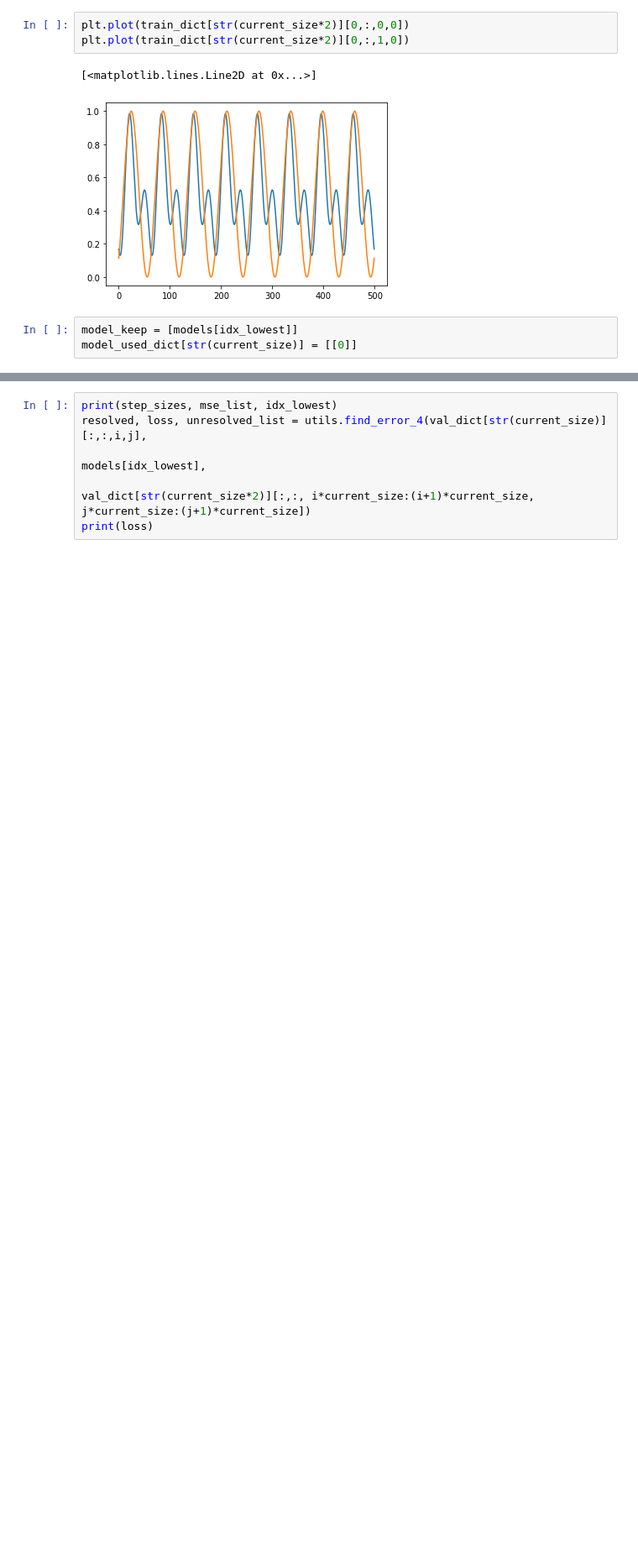
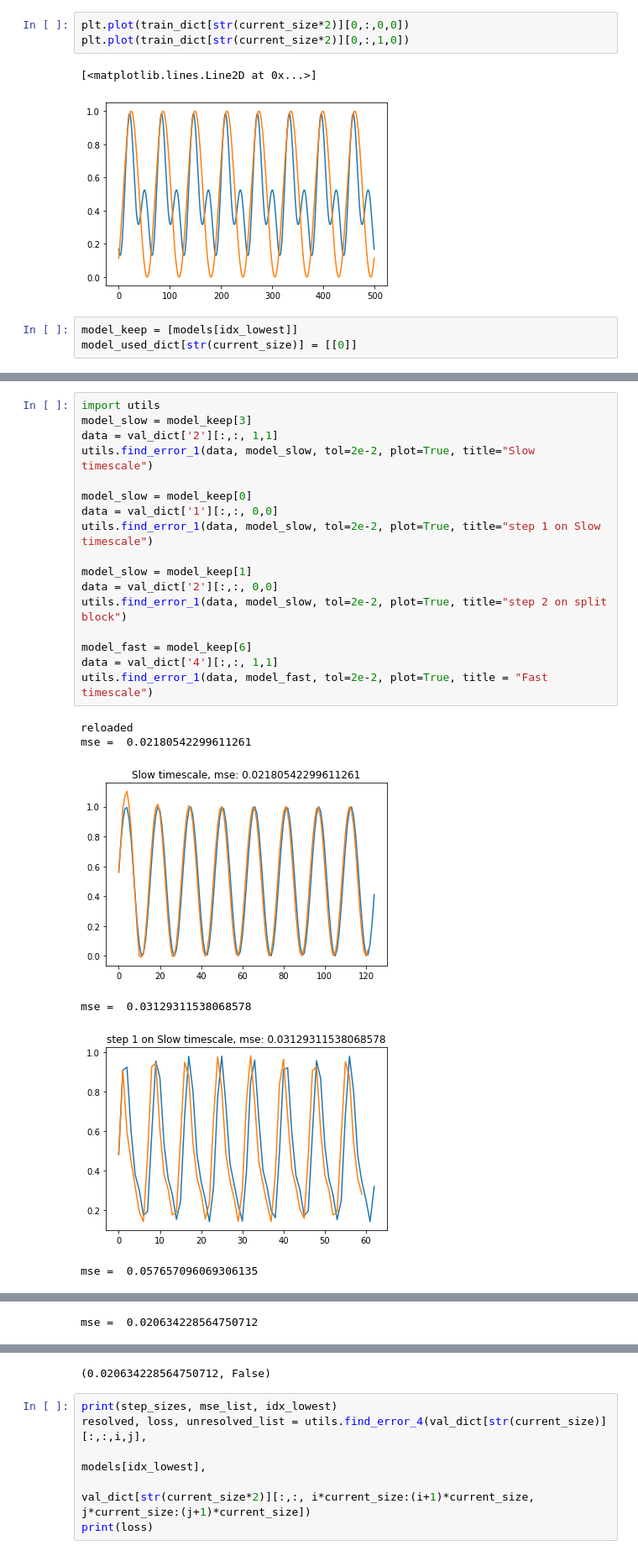
Before and after one commit to KatieJ16/Time_Space_multiscale, a Jupyter notebook: scripts/toy2c_multiscale_model_fitting.ipynb, the cells around one changed output, grey strips where cells are left out. Shown: that part at 84% size. Drawn from its saved outputs; the diff is of its cells as text; blank space fills up the shorter version.

```diff
--- a/scripts/toy2c_multiscale_model_fitting.ipynb
+++ b/scripts/toy2c_multiscale_model_fitting.ipynb
@@ -340,0 +421,24 @@ unresolved_list_big =  [[1. 1. 1. 1.]
+# %%
+import utils
+model_slow = model_keep[3]
+data = val_dict['2'][:,:, 1,1]
+utils.find_error_1(data, model_slow, tol=2e-2, plot=True, title="Slow timescale")
+
+model_slow = model_keep[0]
+data = val_dict['1'][:,:, 0,0]
+utils.find_error_1(data, model_slow, tol=2e-2, plot=True, title="step 1 on Slow timescale")
+
+model_slow = model_keep[1]
+data = val_dict['2'][:,:, 0,0]
+utils.find_error_1(data, model_slow, tol=2e-2, plot=True, title="step 2 on split block")
+
+model_fast = model_keep[6]
+data = val_dict['4'][:,:, 1,1]
+utils.find_error_1(data, model_fast, tol=2e-2, plot=True, title = "Fast timescale")
+# %% [output]
+reloaded
+mse =  0.02180542299611261
+[figure, added]
+mse =  0.03129311538068578
+[figure, added]
+mse =  0.057657096069306135
@@ -340,0 +446 @@ unresolved_list_big =  [[1. 1. 1. 1.]
+mse =  0.020634228564750712
@@ -341,3 +448,4 @@ unresolved_list_big =  [[1. 1. 1. 1.]
+(0.020634228564750712, False)
 # %%
 print(step_sizes, mse_list, idx_lowest)
 resolved, loss, unresolved_list = utils.find_error_4(val_dict[str(current_size)][:,:,i,j],
```
Also changed, not shown: parts of 9 cells of this notebook.
